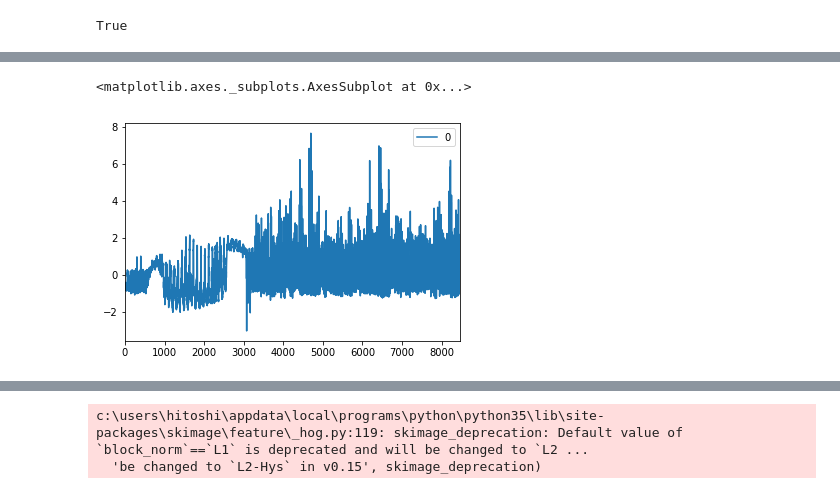
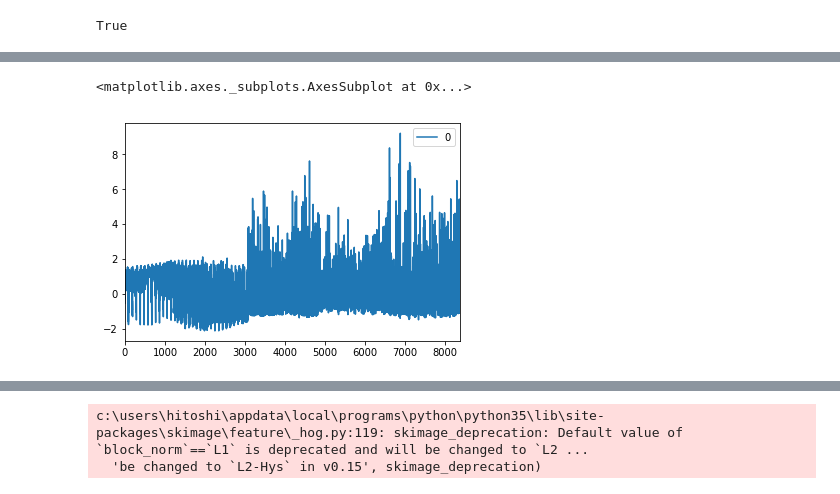
Before and after one commit to GinYoshida/Udacity_CarND_P5_Vehicle_Detection, a Jupyter notebook: Code_test.ipynb, the cells around one changed output, grey strips where cells are left out. Saved outputs shown, nothing was run; the diff lists cells and outputs as text; code cells hidden in the pictures.

Commit message:
update of training for full learning

```diff
--- a/Code_test.ipynb
+++ b/Code_test.ipynb
@@ -14,7 +14,7 @@ os.getcwd()
 # %% [output]
 'D:\\GitHub\\Udacity_CarND_P5_Vehicle_Detection'
 # %%
-with open('condition_1.pickle', 'rb') as handle:
+with open('Full_w-o_hist_feat', 'rb') as handle:
     trained_data = pickle.load(handle)
 # %%
 svc = trained_data['model']
@@ -39,0 +38,2 @@ img = cv2.imread('../image_data_Udacity_CarND_P5/vehicles/GTI_Far/image0000.png'
+# %%
+img = cv2.imread('./test_images/test1.jpg')
@@ -156,10 +160,13 @@ hist_feat
 True
 # %%
 X_test = ['../image_data_Udacity_CarND_P5/non-vehicles/Extras/extra1.png',
+          '../image_data_Udacity_CarND_P5/non-vehicles/Extras/extra2.png',
          '../image_data_Udacity_CarND_P5/vehicles/KITTI_extracted/2.png',
          '../image_data_Udacity_CarND_P5/vehicles/KITTI_extracted/3.png',
          '../image_data_Udacity_CarND_P5/vehicles/KITTI_extracted/4.png',
-         '../image_data_Udacity_CarND_P5/vehicles/KITTI_extracted/5.png']
+         '../image_data_Udacity_CarND_P5/vehicles/KITTI_extracted/5.png',
+          '../image_data_Udacity_CarND_P5/vehicles\GTI_Left/image0010.png',
+         ]
 
 X_feature = extract_features(
     X_test, color_space=color_space,
@@ -167,6 +174,6 @@ X_feature = extract_features(
     orient=orient, pix_per_cell=pix_per_cell,
     cell_per_block=cell_per_block,
     hog_channel=hog_channel, spatial_feat=spatial_feat,
-    hist_feat=True, hog_feat=hog_feat
+    hist_feat= hist_feat, hog_feat=hog_feat
 )
 # %% [output]
@@ -186,9 +184,9 @@ panda_data.plot.line()
-# %%
-panda_data = pd.DataFrame(X_[1
-                            ])
-panda_data.plot.line()
-# %% [output]
-<matplotlib.axes._subplots.AxesSubplot at 0x...>
-[figure, removed]
 # %%
 X_ = X_scaler.transform(X_feature)
+# %%
+import pandas as pd
+panda_data = pd.DataFrame(X_[1])
+panda_data.plot.line()
+# %% [output]
+<matplotlib.axes._subplots.AxesSubplot at 0x...>
+[figure, added]
```
Also changed, not shown: parts of 12 cells of this notebook, 16 other files.
